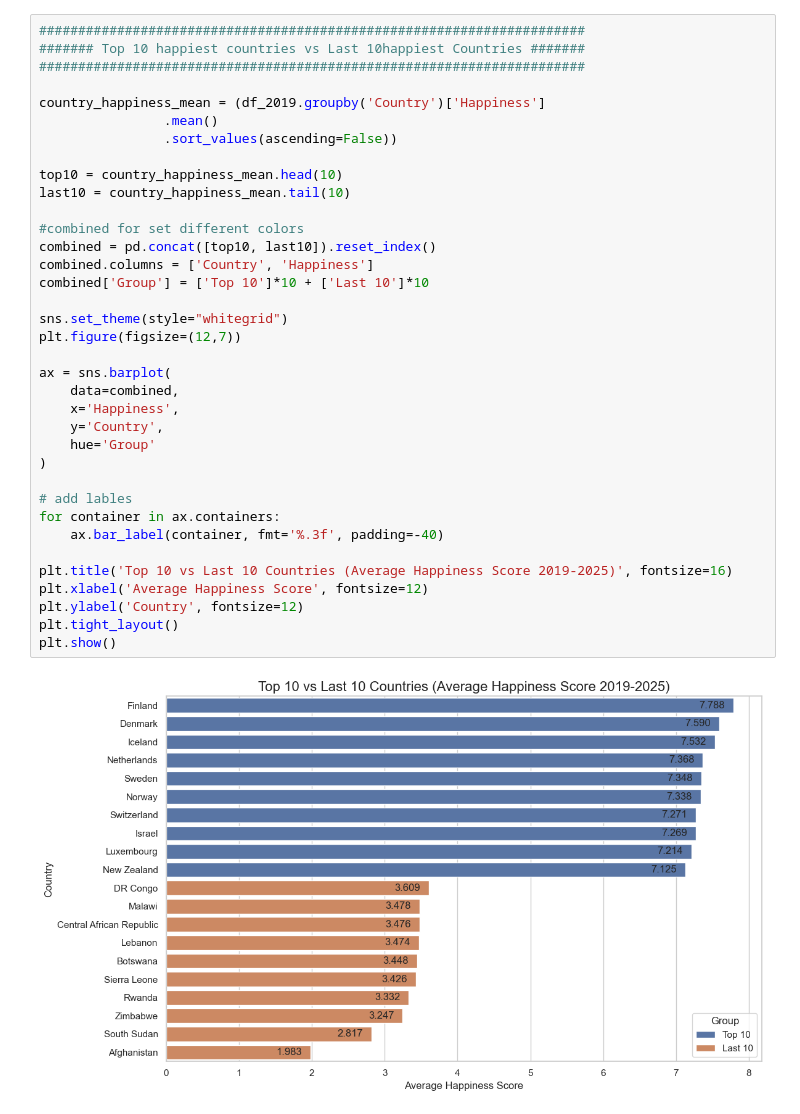
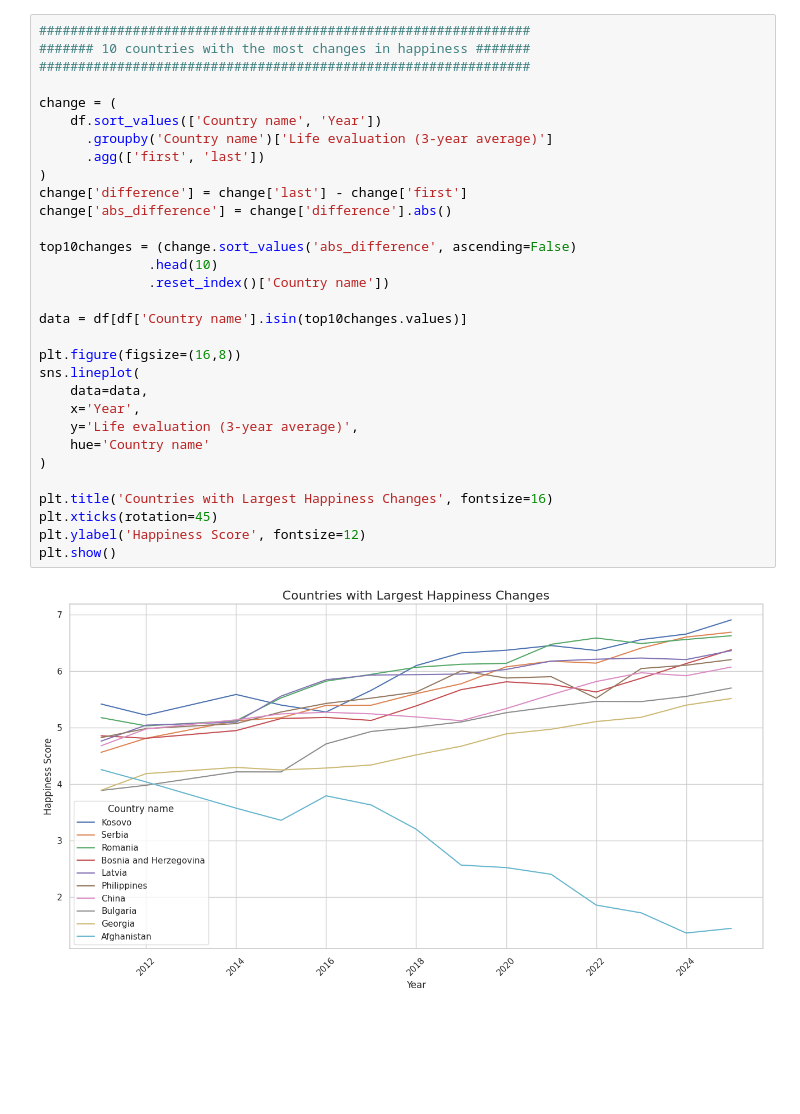
Before and after one commit to mjnbelief/World-Happiness-Report-Analysis, a Jupyter notebook: World Happiness Report Analysis.ipynb, the cells around one changed output. Saved outputs shown, nothing was run; the diff lists cells and outputs as text; blank space fills up the shorter version.

```diff
--- a/World Happiness Report Analysis.ipynb
+++ b/World Happiness Report Analysis.ipynb
@@ -111,38 +112,33 @@ memory usage: 111.7 KB
-# %%
-######################################################################
-####### Top 10 happiest countries vs Last 10happiest Countries #######
-######################################################################
-
-country_happiness_mean = (df_2019.groupby('Country')['Happiness']
-                .mean()
-                .sort_values(ascending=False))
-
-top10 = country_happiness_mean.head(10)
-last10 = country_happiness_mean.tail(10)
-
-#combined for set different colors
-combined = pd.concat([top10, last10]).reset_index()
-combined.columns = ['Country', 'Happiness']
-combined['Group'] = ['Top 10']*10 + ['Last 10']*10
-
-sns.set_theme(style="whitegrid")
-plt.figure(figsize=(12,7))
-
-ax = sns.barplot(
-    data=combined,
-    x='Happiness',
-    y='Country',
-    hue='Group'
-)
-
-# add lables
-for container in ax.containers:
-    ax.bar_label(container, fmt='%.3f', padding=-40)
-
-plt.title('Top 10 vs Last 10 Countries (Average Happiness Score 2019-2025)', fontsize=16)
-plt.xlabel('Average Happiness Score', fontsize=12)
-plt.ylabel('Country', fontsize=12)
-plt.tight_layout()
-plt.show()
-# %% [output]
-[figure, removed]
+# %%
+###############################################################
+####### 10 countries with the most changes in happiness #######
+###############################################################
+
+change = (
+    df.sort_values(['Country name', 'Year'])
+      .groupby('Country name')['Life evaluation (3-year average)']
+      .agg(['first', 'last'])
+)
+change['difference'] = change['last'] - change['first']
+change['abs_difference'] = change['difference'].abs()
+
+top10changes = (change.sort_values('abs_difference', ascending=False)
+              .head(10)
+              .reset_index()['Country name'])
+
+data = df[df['Country name'].isin(top10changes.values)]
+
+plt.figure(figsize=(16,8))
+sns.lineplot(
+    data=data,
+    x='Year',
+    y='Life evaluation (3-year average)',
+    hue='Country name'
+)
+
+plt.title('Countries with Largest Happiness Changes', fontsize=16)
+plt.xticks(rotation=45)
+plt.ylabel('Happiness Score', fontsize=12)
+plt.show()
+# %% [output]
+[figure, added]
```
Also changed, not shown: parts of 13 cells of this notebook.
